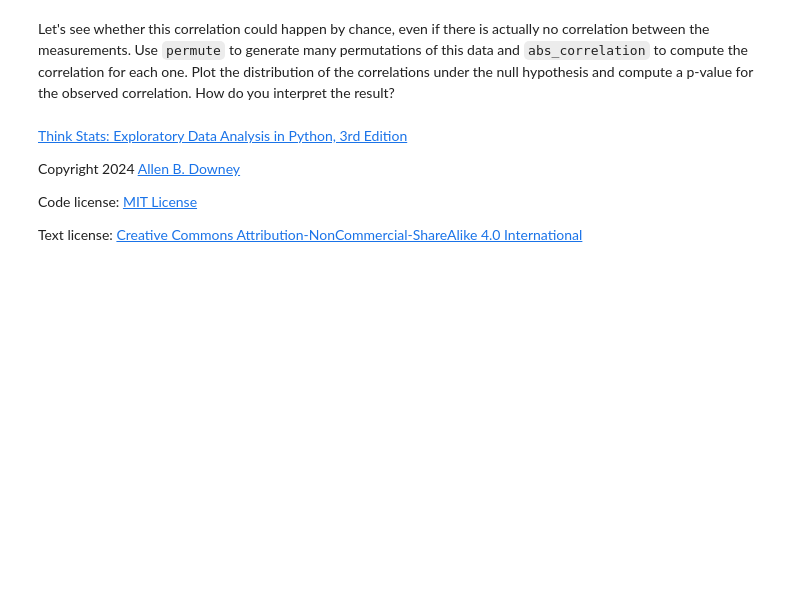
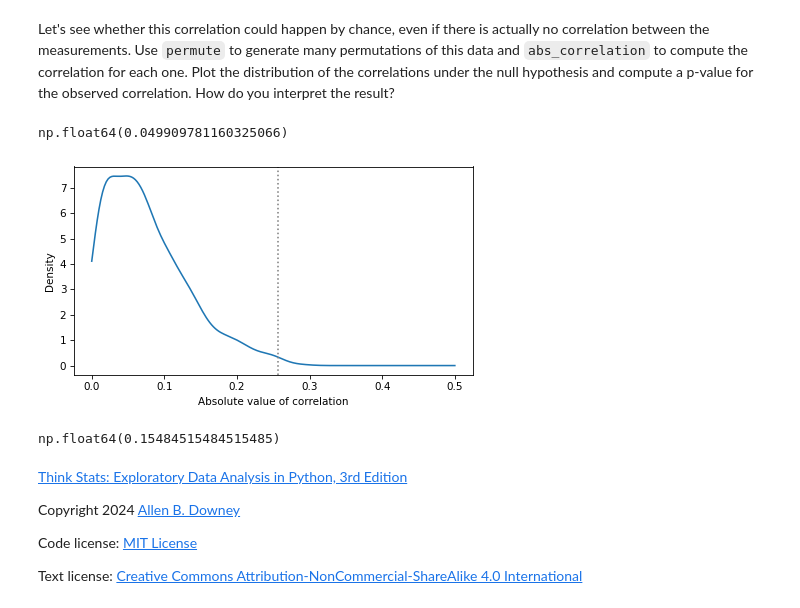
Before and after one commit to gi1no/Education, a Jupyter notebook: ThinkStats/chap09.ipynb, the cells around one changed output. Drawn from its saved outputs; the diff is of its cells as text; code cells hidden in the pictures; blank space fills up the shorter version.

```diff
--- a/ThinkStats/chap09.ipynb
+++ b/ThinkStats/chap09.ipynb
@@ -627,3 +648,6 @@ Plot the distribution of the correlations under the null hypothesis and compute
 How do you interpret the result?
 # %%
 # Solution goes here
+abs_correlation(permute(data))
+# %% [output]
+np.float64(0.049909781160325066)
@@ -630,2 +656,12 @@ How do you interpret the result?
+# %%
+# Solution goes here
+pmf.plot()
+plt.axvline(observed_corr, color="gray", ls=":")
+decorate(xlabel="Absolute value of correlation", ylabel="Density")
+# %% [output]
+[figure, added]
 # %%
-# Solution goes here
+# Solution goes here  Plausible that they correlate by chance.
+compute_p_value(simulated_corrs, observed_corr)
+# %% [output]
+np.float64(0.15484515484515485)
```
Also changed, not shown: parts of 12 cells of this notebook.
